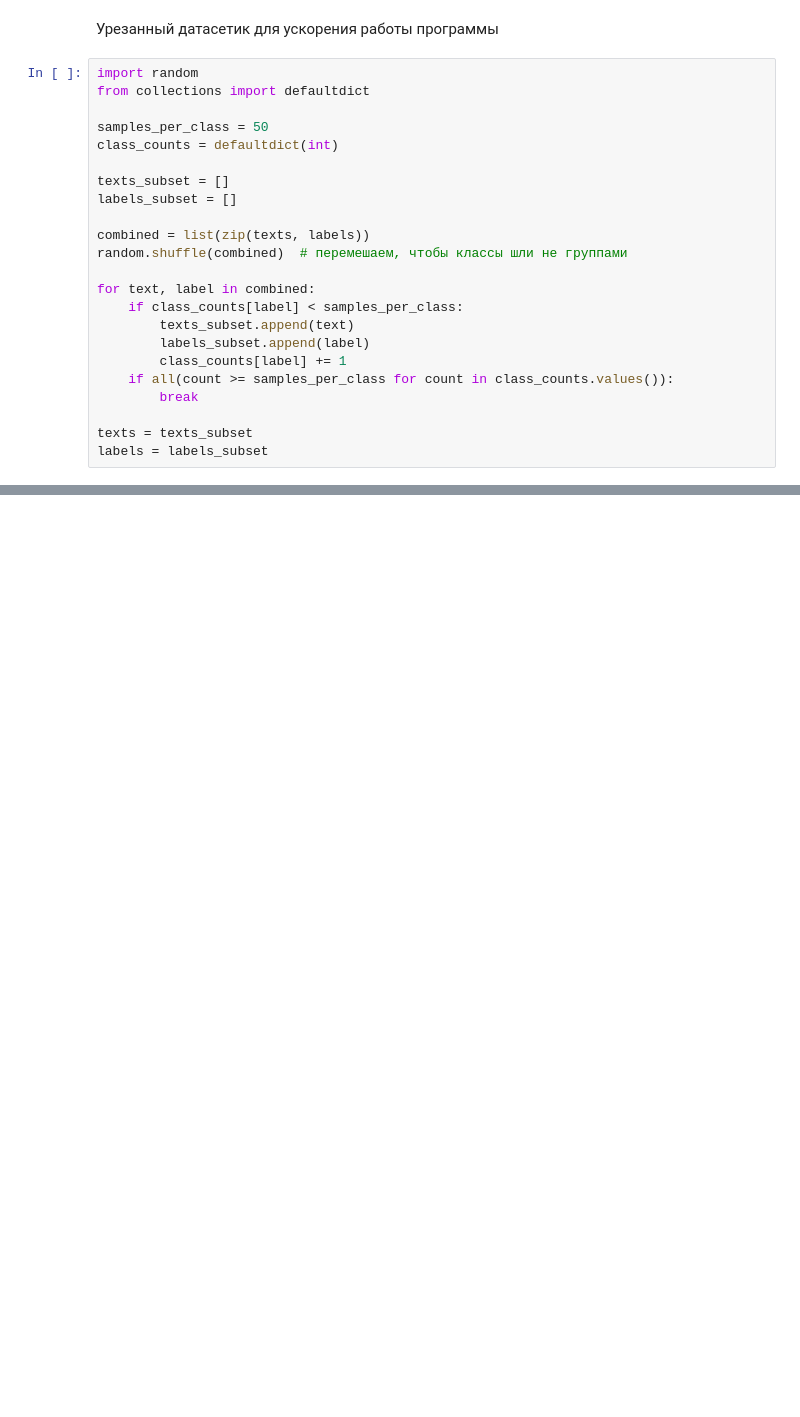
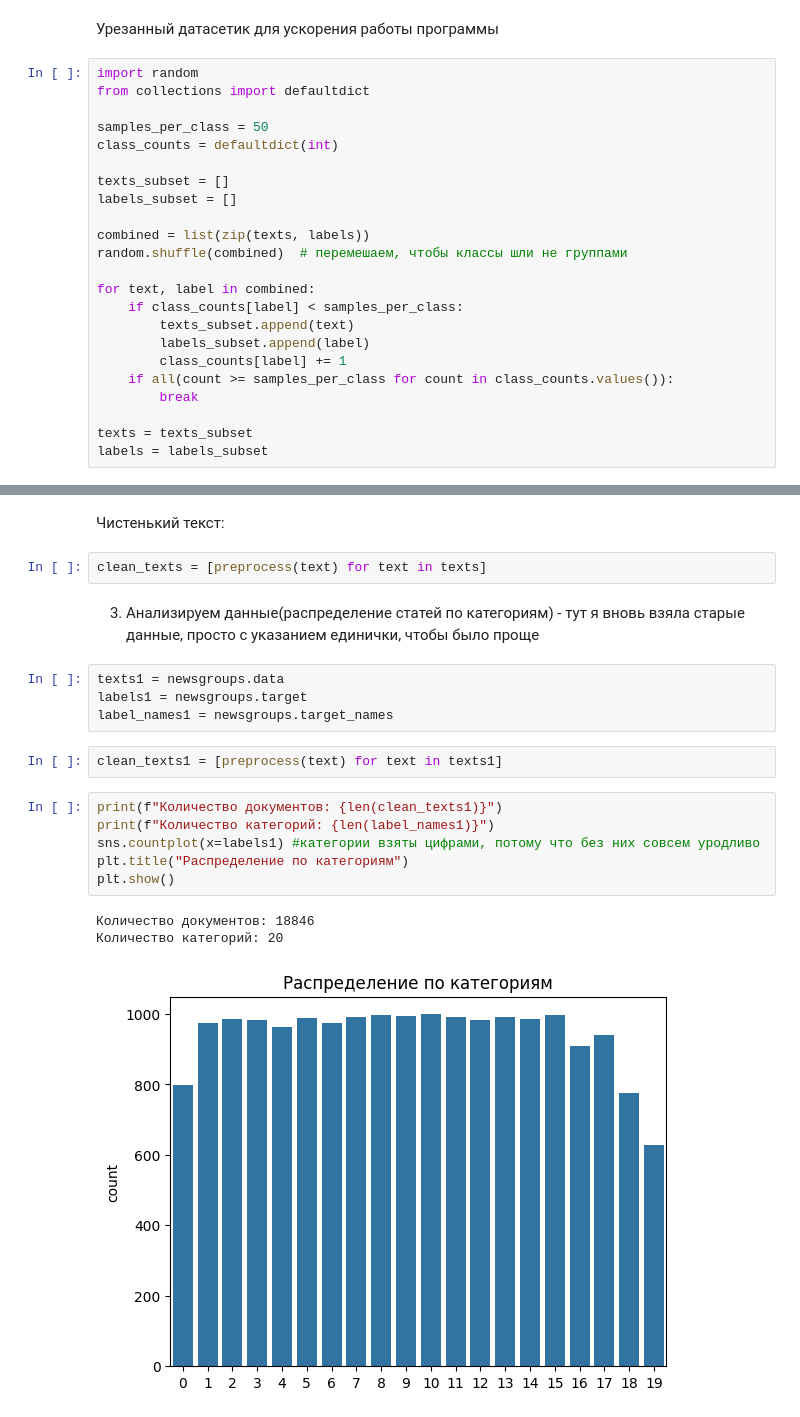
Before and after one commit to Rin-niee/MPSI, a Jupyter notebook: lab6.ipynb, the cells around one changed output, grey strips where cells are left out. Drawn from its saved outputs; the diff is of its cells as text; blank space fills up the shorter version.

```diff
--- a/lab6.ipynb
+++ b/lab6.ipynb
@@ -84,0 +100,22 @@ labels = labels_subset
+# %% [markdown]
+Чистенький текст:
+# %%
+clean_texts = [preprocess(text) for text in texts]
+# %% [markdown]
+3. Анализируем данные(распределение статей по категориям) - тут я вновь взяла старые данные, просто с указанием единички, чтобы было проще
+# %%
+texts1 = newsgroups.data
+labels1 = newsgroups.target
+label_names1 = newsgroups.target_names
+# %%
+clean_texts1 = [preprocess(text) for text in texts1]
+# %%
+print(f"Количество документов: {len(clean_texts1)}")
+print(f"Количество категорий: {len(label_names1)}")
+sns.countplot(x=labels1) #категории взяты цифрами, потому что без них совсем уродливо
+plt.title("Распределение по категориям")
+plt.show()
+# %% [output]
+Количество документов: 18846
+Количество категорий: 20
+[figure, added]
```
Also changed, not shown: parts of 21 cells of this notebook.
